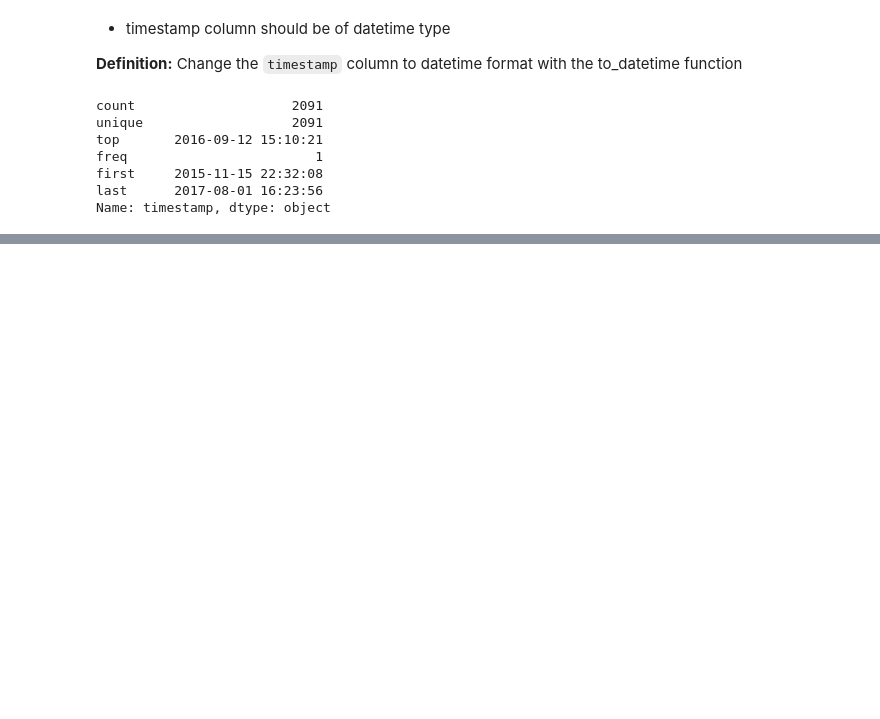
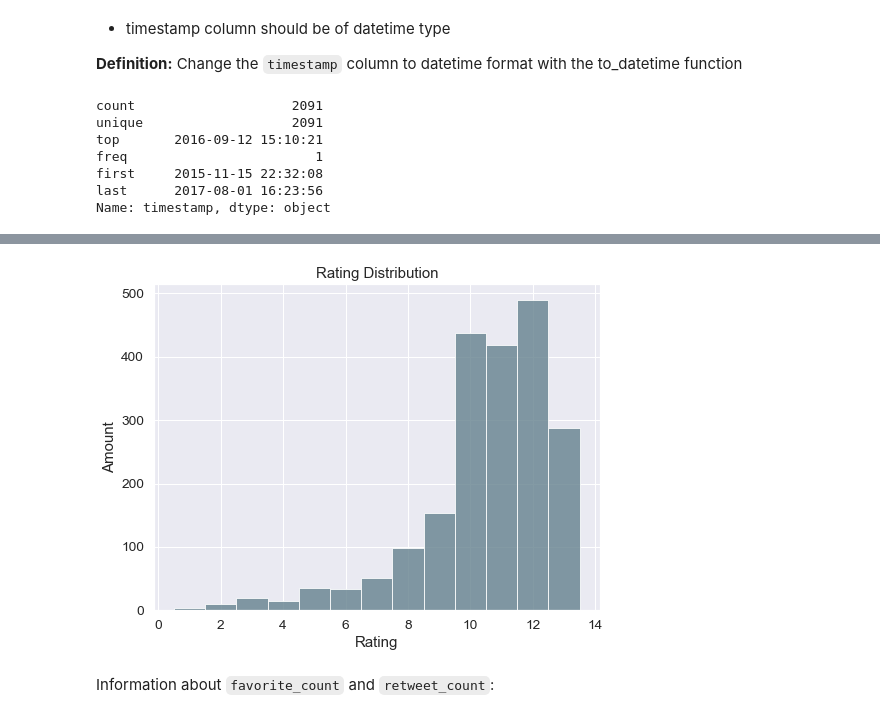
Before and after one commit to canbekley/dogrates_wrangling_analysis, a Jupyter notebook: wrangle_act.ipynb, the cells around one changed output, grey strips where cells are left out. Saved outputs shown, nothing was run; the diff lists cells and outputs as text; code cells hidden in the pictures; blank space fills up the shorter version.

```diff
--- a/wrangle_act.ipynb
+++ b/wrangle_act.ipynb
@@ -500,0 +532,13 @@ df_master.to_csv('twitter_archive_master.csv', index=False)
+# %%
+# import matplotlib, seaborn and the csv
+import matplotlib.pyplot as plt
+import seaborn as sns
+sns.set(font_scale=1.25)
+% matplotlib inline
+
+df = pd.read_csv('twitter_archive_master.csv')
+# %%
+# truncates the timestamp column
+df['timestamp'] = [i[:10] for i in df['timestamp']]
+# retrieves information about the time frame of the data set
+df['timestamp'].min(), df['timestamp'].max()
@@ -500,0 +597,11 @@ df_master.to_csv('twitter_archive_master.csv', index=False)
+# %%
+# the distribution of ratings on a histogram
+plt.figure(figsize=[8,6])
+plt.hist(df['rating_num'], bins=np.arange(0.5, 14.5, 1), alpha=0.8, color='#64818e')
+plt.xlabel('Rating')
+plt.ylabel('Amount')
+plt.title('Rating Distribution');
+# %% [output]
+[figure, added]
+# %% [markdown]
+Information about `favorite_count` and `retweet_count`:
```
Also changed, not shown: parts of 58 cells of this notebook, 25 other files.
